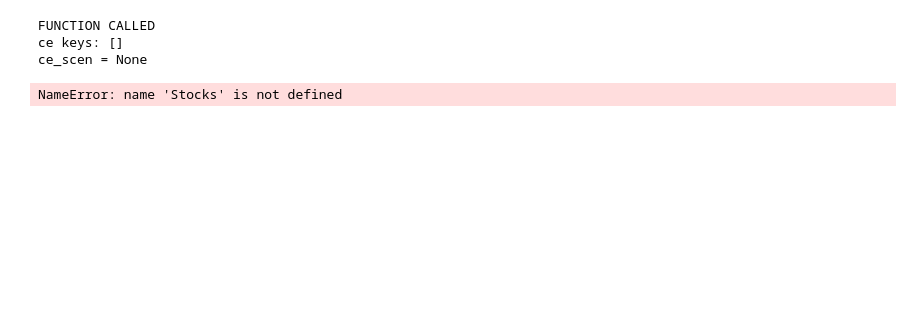
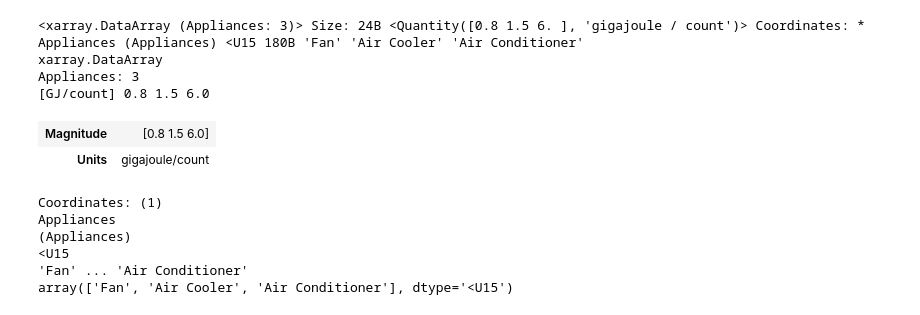
Before and after one commit to imagepbl/image-materials, a Jupyter notebook: examples/appliances.ipynb, the cells around one changed output. Saved outputs shown, nothing was run; the diff lists cells and outputs as text; code cells hidden in the pictures; blank space fills up the shorter version.

Commit message:
initiated appliances model

```diff
--- a/examples/appliances.ipynb
+++ b/examples/appliances.ipynb
@@ -3,11 +6,39 @@ from pathlib import Path
 import matplotlib.pyplot as plt
 
 import prism
+import xarray as xr
 
 from imagematerials.factory import ModelFactory, Sector
 from imagematerials.model import GenericStocks, MaterialIntensities
 
 from imagematerials.preprocessing import get_preprocessing_data
+
+import pandas as pd
+import pym
+import prism
+
+from imagematerials.read_mym import read_mym_df
+from pathlib import Path
+from importlib.resources import files
+from imagematerials.read_mym import mymarray_to_xarray
+
+prism.unit_registry.load_definitions(files("imagematerials") / "units.txt")
+ureg = prism.unit_registry
+# %%
+# ESTIMATIONS: will need to be replaced by real data!!
+
+# TODO: should these be regionalized and take efficiency improvements into account?
+# For now, we just use a global average (dummy) for all regions and years.
+energy_use_one_fan = 0.8
+energy_use_one_air_cooler = 1.5  # energy use of one air cooler per year
+energy_use_one_ac = 6  # energy use of one AC per year
+
+energy_use_per_appliance = xr.DataArray(
+    [energy_use_one_fan, energy_use_one_air_cooler, energy_use_one_ac],
+    dims="Appliances",
+    coords={"Appliances": ["Fan", "Air Cooler", "Air Conditioner"]},
+)
+energy_use_per_appliance = prism.Q_(energy_use_per_appliance, "GJ/count")  # energy use per appliance per year
 # %%
 scenario_list = {"SSP2_baseline":("SSP2_baseline", None)}
 # %%
@@ -45,36 +72,0 @@ cooling_appliances = appliances_diffusion.sel(Appliances=["Air Conditioner", "Re
-# %%
-scenario_base_path = Path("../data/raw") / 'circular_economy_scenarios'
-
-time_start = 1971
-complete_timeline = prism.Timeline(1971, 2060, 1)
-simulation_timeline = prism.Timeline(1971, 2060, 1)
-
-all_output = {}
-
-for scen_id, (climate_scen, circular_scen) in scenario_list.items():
-    climate_policy_scenario_dir = Path("..", "data", "raw", "image", climate_scen)
-    circular_economy_scenario_dirs = None
-
-    bld_sector = get_preprocessing_data("buildings", Path("..", "data", "raw"),
-                                        climate_policy_scenario_dir,
-                                        circular_economy_scenario_dirs)
-
-
-    factory = ModelFactory(
-    [bld_sector], complete_timeline
-    ).add(Stocks, ["buildings"]
-    ).add(MaterialIntensities, "buildings",
-)
-    model = factory.finish()
-
-    import warnings
-    with warnings.catch_warnings():
-        warnings.filterwarnings("ignore")
-        model.simulate(simulation_timeline)
-
-    print(f"Finished {scen_id}")
-# %% [output]
-FUNCTION CALLED
-ce keys: []
-ce_scen = None
-NameError: name 'Stocks' is not defined
@@ -80,0 +84,15 @@ NameError: name 'Stocks' is not defined
+# %%
+energy_use_per_appliance
+# %% [output]
+<xarray.DataArray (Appliances: 3)> Size: 24B <Quantity([0.8 1.5 6. ], 'gigajoule / count')> Coordinates: * Appliances (Appliances) <U15 180B 'Fan' 'Air Cooler' 'Air Conditioner'
+xarray.DataArray
+Appliances: 3
+[GJ/count] 0.8 1.5 6.0
+| Magnitude | [0.8 1.5 6.0] |
+| Units | gigajoule/count |
+Coordinates: (1)
+Appliances
+(Appliances)
+<U15
+'Fan' ... 'Air Conditioner'
+array(['Fan', 'Air Cooler', 'Air Conditioner'], dtype='<U15')
```
Also changed, not shown: parts of 17 cells of this notebook, 1 other file.
